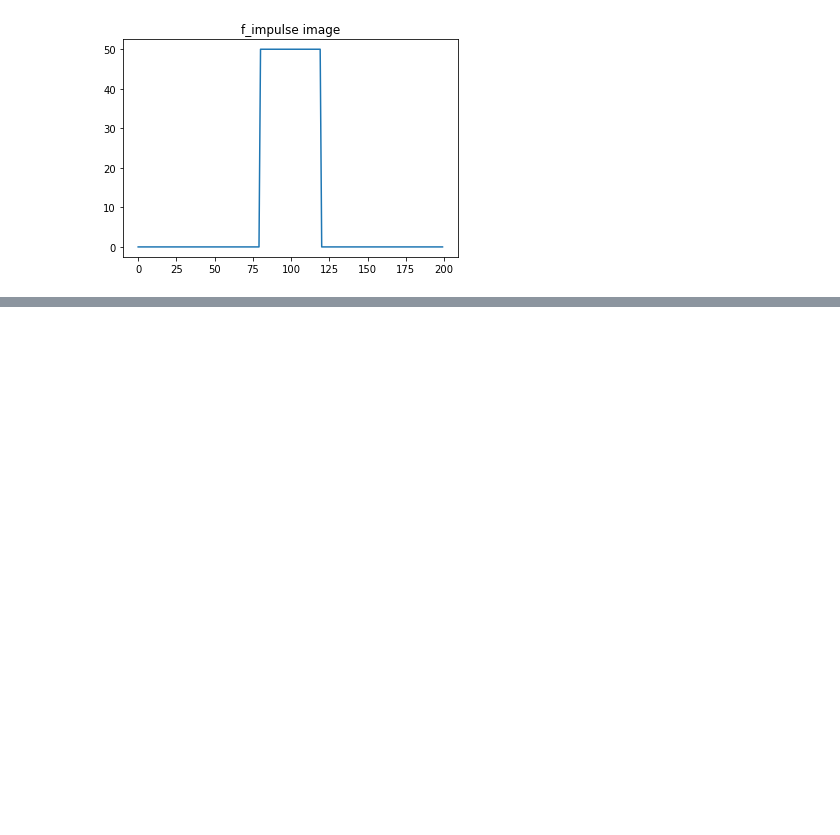
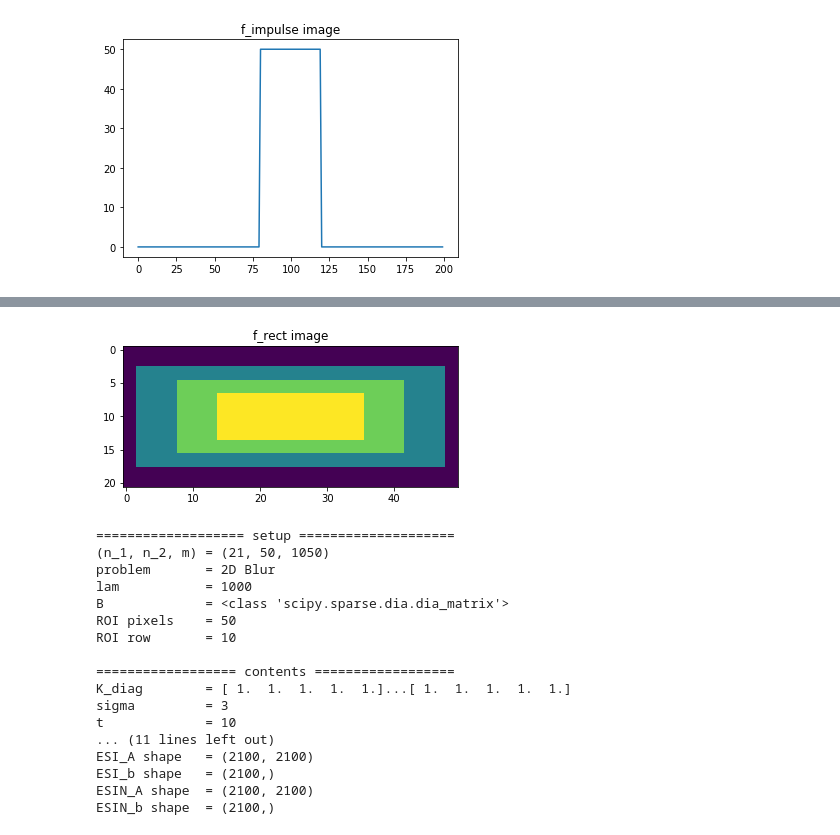
Before and after one commit to zimmerman-cole/ill-condition, a Jupyter notebook: code/pres/intermediate/projection_alg_testing.ipynb, the cells around one changed output, grey strips where cells are left out. Cells and saved outputs as stored; diff of their text form; code cells hidden in the pictures; blank space fills up the shorter version.

```diff
--- a/code/pres/intermediate/projection_alg_testing.ipynb
+++ b/code/pres/intermediate/projection_alg_testing.ipynb
@@ -260,0 +260,31 @@ for p,idx in zip(ps,range(len(ps))):
+# %%
+# single test
+## problem
+n_1 = 21
+n_2 = 50
+k = 50
+lam = 1000
+sigma = 3
+t = 10
+p = problems.Problem(prob='b', n_1=n_1, n_2=n_2, k=k, lam=lam, ESI=True, dir_soln=True)
+p.create_problem(K_diag=np.ones(p.n), sigma=sigma, t=t, sparse=True)
+p.summarize()
+# %% [output]
+[figure, added]
+=================== setup ====================
+(n_1, n_2, m) = (21, 50, 1050)
+problem       = 2D Blur
+lam           = 1000
+B             = <class 'scipy.sparse.dia.dia_matrix'>
+ROI pixels    = 50
+ROI row       = 10
+
+================== contents ==================
+K_diag        = [ 1.  1.  1.  1.  1.]...[ 1.  1.  1.  1.  1.]
+sigma         = 3
+t             = 10
+... (11 lines left out)
+ESI_A shape   = (2100, 2100)
+ESI_b shape   = (2100,)
+ESIN_A shape  = (2100, 2100)
+ESIN_b shape  = (2100,)
```
Also changed, not shown: parts of 11 cells of this notebook, 2 other files.
